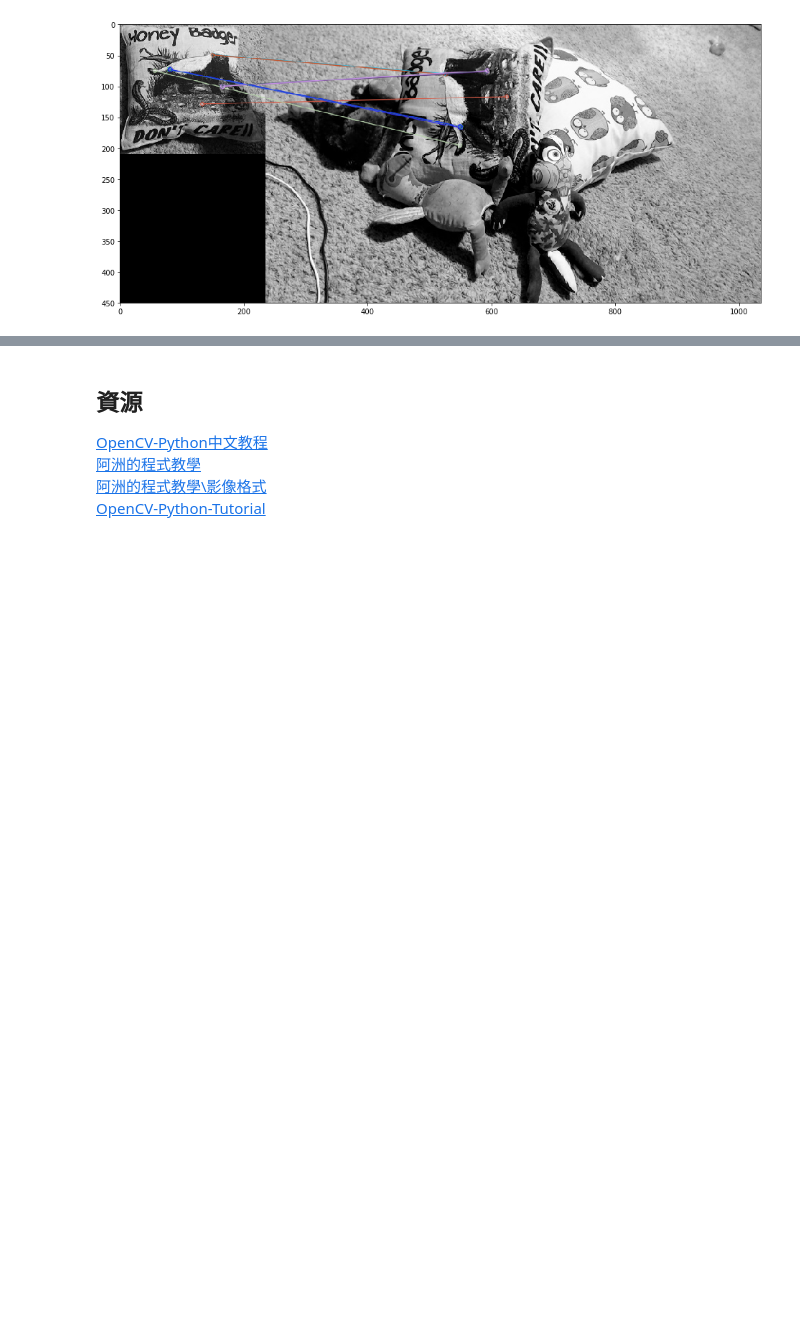
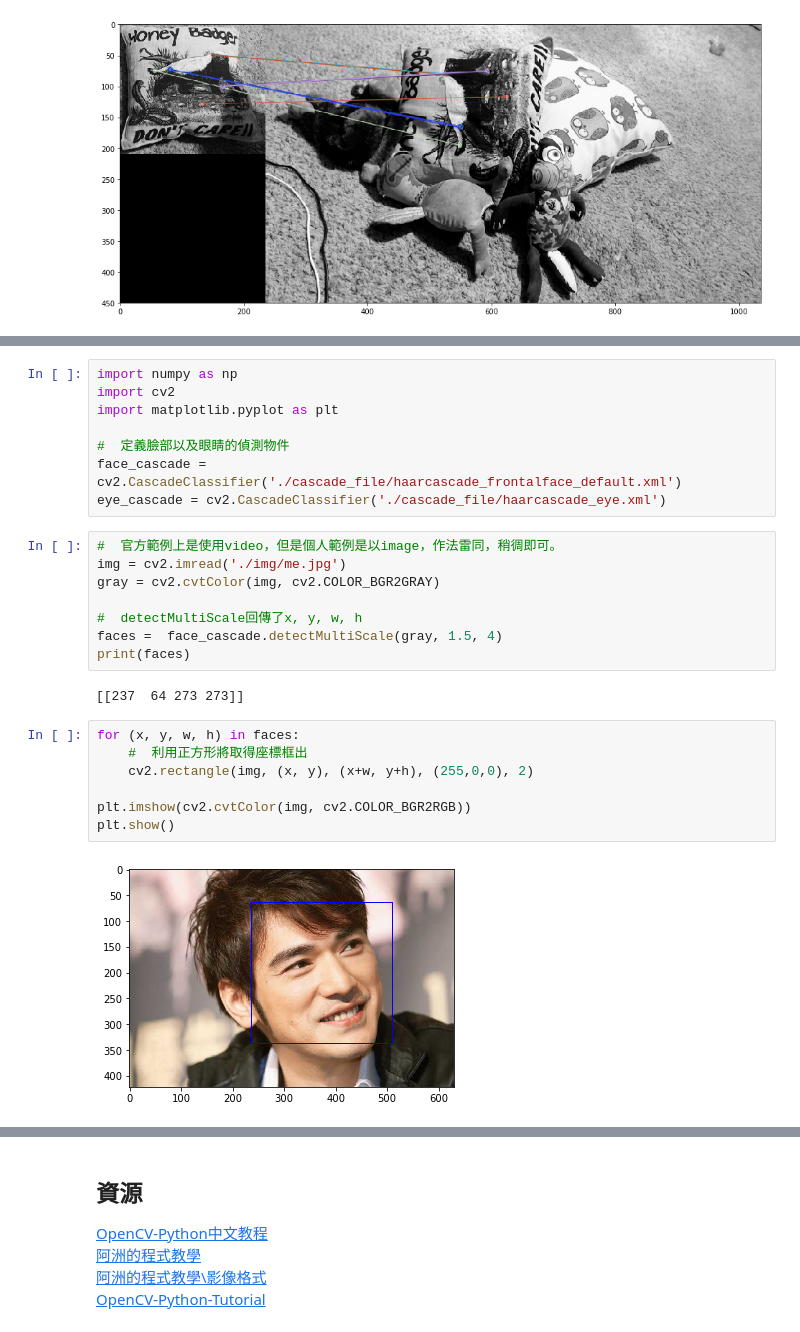
Before and after one commit to shaoeChen/opencv, a Jupyter notebook: Opencv_course.ipynb, the cells around one changed output, grey strips where cells are left out. Cells and saved outputs as stored; diff of their text form; blank space fills up the shorter version.

Commit message:
add course object detect

```diff
--- a/Opencv_course.ipynb
+++ b/Opencv_course.ipynb
@@ -1049,0 +1113,27 @@ plt.show()
+# %%
+import numpy as np
+import cv2
+import matplotlib.pyplot as plt
+
+#  定義臉部以及眼睛的偵測物件
+face_cascade = cv2.CascadeClassifier('./cascade_file/haarcascade_frontalface_default.xml')
+eye_cascade = cv2.CascadeClassifier('./cascade_file/haarcascade_eye.xml')
+# %%
+#  官方範例上是使用video，但是個人範例是以image，作法雷同，稍徟即可。
+img = cv2.imread('./img/me.jpg')
+gray = cv2.cvtColor(img, cv2.COLOR_BGR2GRAY)
+
+#  detectMultiScale回傳了x, y, w, h
+faces =  face_cascade.detectMultiScale(gray, 1.5, 4)
+print(faces)
+# %% [output]
+[[237  64 273 273]]
+# %%
+for (x, y, w, h) in faces:
+    #  利用正方形將取得座標框出
+    cv2.rectangle(img, (x, y), (x+w, y+h), (255,0,0), 2)
+
+plt.imshow(cv2.cvtColor(img, cv2.COLOR_BGR2RGB))
+plt.show()
+# %% [output]
+[figure, added]
```
Also changed, not shown: parts of 4 cells of this notebook, 4 other files.
